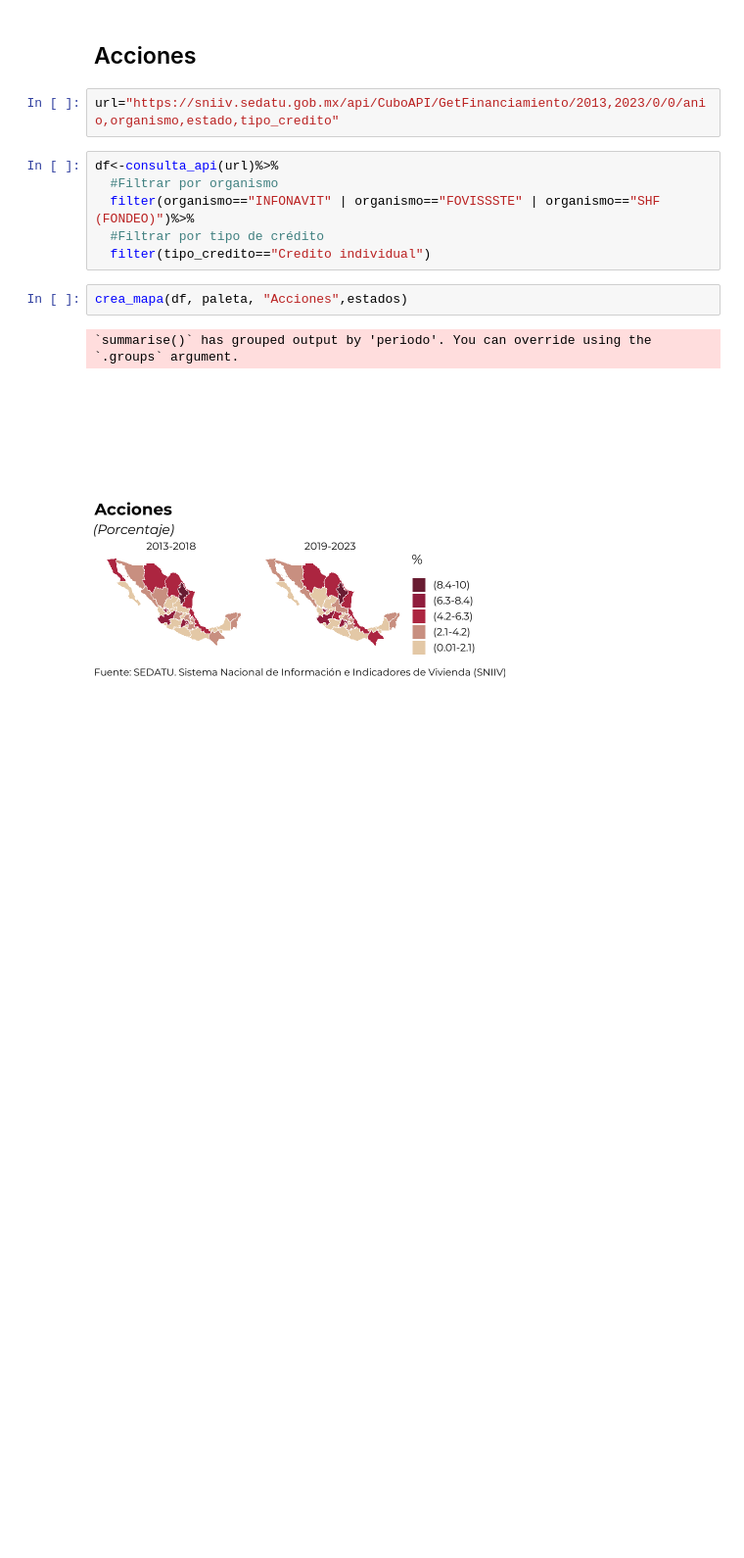
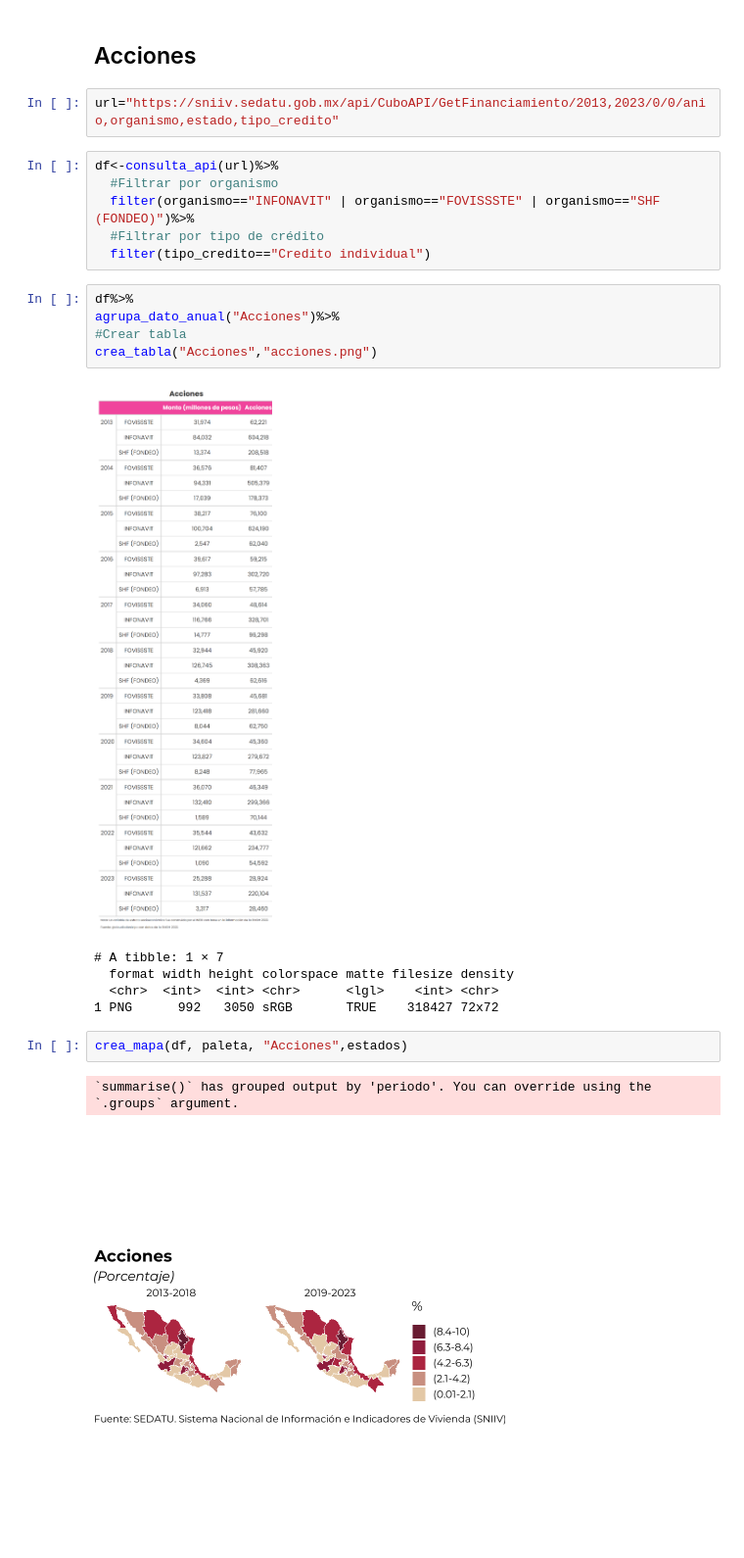
Before and after one commit to claudiodanielpc/datavivi, a Jupyter notebook: numeralia.ipynb, the cells around one changed output. Shown at 98% size. Drawn from its saved outputs; the diff is of its cells as text; blank space fills up the shorter version.

```diff
--- a/numeralia.ipynb
+++ b/numeralia.ipynb
@@ -141,6 +261,17 @@ df<-consulta_api(url)%>%
   filter(organismo=="INFONAVIT" | organismo=="FOVISSSTE" | organismo=="SHF (FONDEO)")%>%
   #Filtrar por tipo de crédito
   filter(tipo_credito=="Credito individual")
+# %%
+df%>%
+agrupa_dato_anual("Acciones")%>%
+#Crear tabla
+crea_tabla("Acciones","acciones.png")
+# %% [output]
+[figure, added]
+# A tibble: 1 × 7
+  format width height colorspace matte filesize density
+  <chr>  <int>  <int> <chr>      <lgl>    <int> <chr>
+1 PNG      992   3050 sRGB       TRUE    318427 72x72
 # %%
 crea_mapa(df, paleta, "Acciones",estados)
 # %% [output]
```
Also changed, not shown: parts of 9 cells of this notebook.
